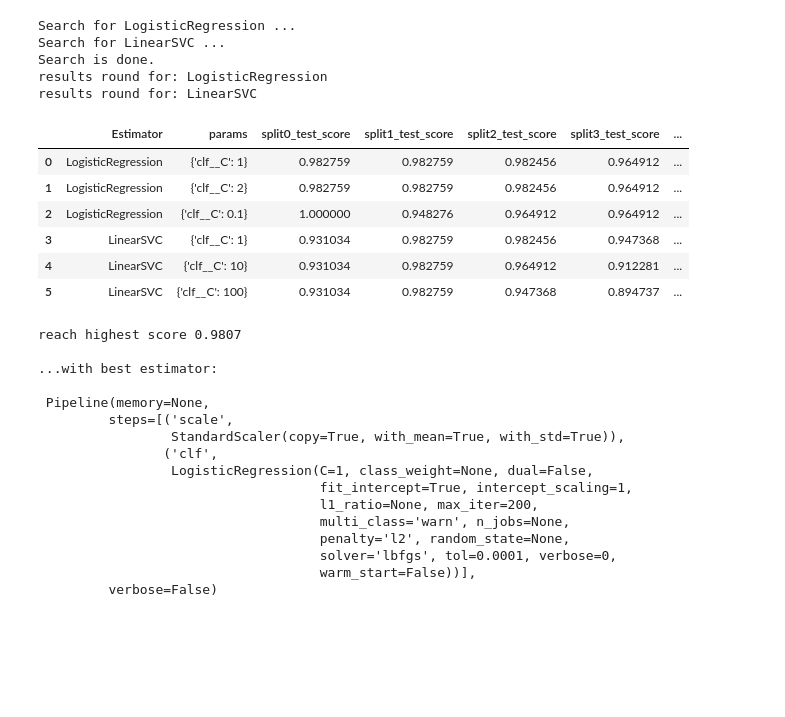
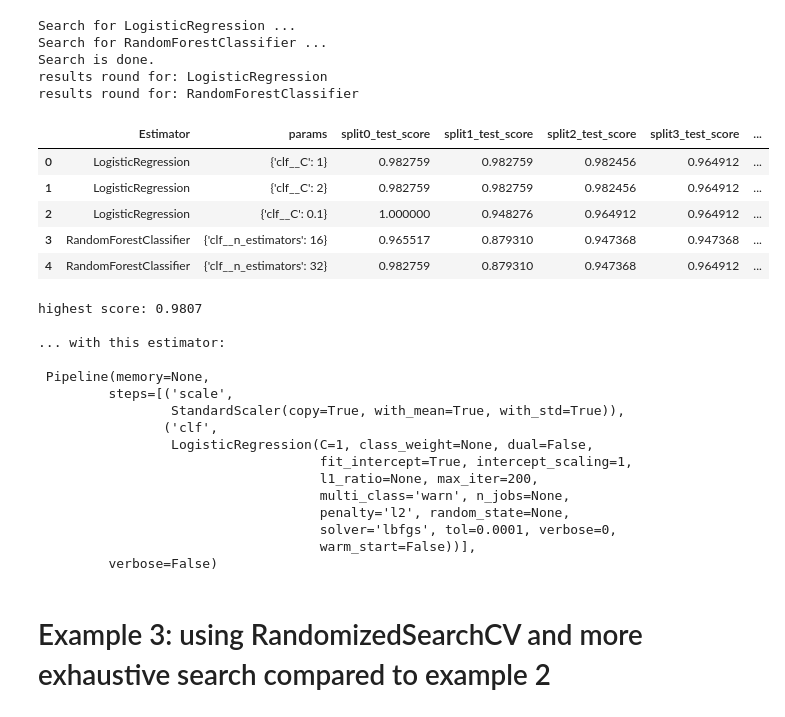
Before and after one commit to janhenner/HyperclassifierSearch, a Jupyter notebook: HyperclassifierSearch.ipynb, the cells around one changed output. Saved outputs shown, nothing was run; the diff lists cells and outputs as text; code cells hidden in the pictures; blank space fills up the shorter version.

```diff
--- a/HyperclassifierSearch.ipynb
+++ b/HyperclassifierSearch.ipynb
@@ -135,48 +144,49 @@ results round for: LinearSVC
 # %%
-# Example 2: add multiple pipelines to example 1
+# additional imports
+from sklearn.pipeline import Pipeline
+from sklearn.preprocessing import StandardScaler
 
-# Defining the Pipeline
+# define the model including pipelines
 models = {
     'LogisticRegression': Pipeline([
         ('scale', StandardScaler()),
         ('clf', LogisticRegression(solver='lbfgs', max_iter=200))
     ]),
-    'LinearSVC': Pipeline([
+    'RandomForestClassifier': Pipeline([
         ('scale', StandardScaler()),
-        ('clf', LinearSVC(max_iter=100000))
+        ('clf', RandomForestClassifier())
     ])
 }
 params = {
     'LogisticRegression': { 'clf__C': [0.1, 1, 2] },
-    'LinearSVC': { 'clf__C': [1, 10, 100] }
+    'RandomForestClassifier': { 'clf__n_estimators': [16, 32] }
 }
 
 X_train, X_test, y_train, y_test = train_test_split(X, y)
 search = HyperclassifierSearch(models, params)
 best_model = search.train_model(X, y, cv=10, iid=False)
 search.evaluate_model()
 # %% [output]
 Search for LogisticRegression ...
-Search for LinearSVC ...
+Search for RandomForestClassifier ...
 Search is done.
 results round for: LogisticRegression
-results round for: LinearSVC
+results round for: RandomForestClassifier
 |  | Estimator | params | split0_test_score | split1_test_score | split2_test_score | split3_test_score | ... |
 | 0 | LogisticRegression | {'clf__C': 1} | 0.982759 | 0.982759 | 0.982456 | 0.964912 | ... |
 | 1 | LogisticRegression | {'clf__C': 2} | 0.982759 | 0.982759 | 0.982456 | 0.964912 | ... |
 | 2 | LogisticRegression | {'clf__C': 0.1} | 1.000000 | 0.948276 | 0.964912 | 0.964912 | ... |
-| 3 | LinearSVC | {'clf__C': 1} | 0.931034 | 0.982759 | 0.982456 | 0.947368 | ... |
-| 4 | LinearSVC | {'clf__C': 10} | 0.931034 | 0.982759 | 0.964912 | 0.912281 | ... |
-| 5 | LinearSVC | {'clf__C': 100} | 0.931034 | 0.982759 | 0.947368 | 0.894737 | ... |
+| 3 | RandomForestClassifier | {'clf__n_estimators': 16} | 0.965517 | 0.879310 | 0.947368 | 0.947368 | ... |
+| 4 | RandomForestClassifier | {'clf__n_estimators': 32} | 0.982759 | 0.879310 | 0.947368 | 0.964912 | ... |
 # %%
 # the usual parameters from GridSearchCV can be obtained:
 
-print('reach highest score', round(best_model.best_score_, 4),
-      '\n\n...with best estimator: \n\n', best_model.best_estimator_)
+print('highest score:', round(best_model.best_score_, 4),
+      '\n\n... with this estimator: \n\n', best_model.best_estimator_)
 # %% [output]
-reach highest score 0.9807
+highest score: 0.9807
 
-...with best estimator:
+... with this estimator:
 
  Pipeline(memory=None,
          steps=[('scale',
@@ -190,4 +200,6 @@ reach highest score 0.9807
                                     solver='lbfgs', tol=0.0001, verbose=0,
                                     warm_start=False))],
          verbose=False)
+# %% [markdown]
+# Example 3: using RandomizedSearchCV and more exhaustive search compared to example 2
 # %%
```
Also changed, not shown: parts of 10 cells of this notebook, 1 other file.
